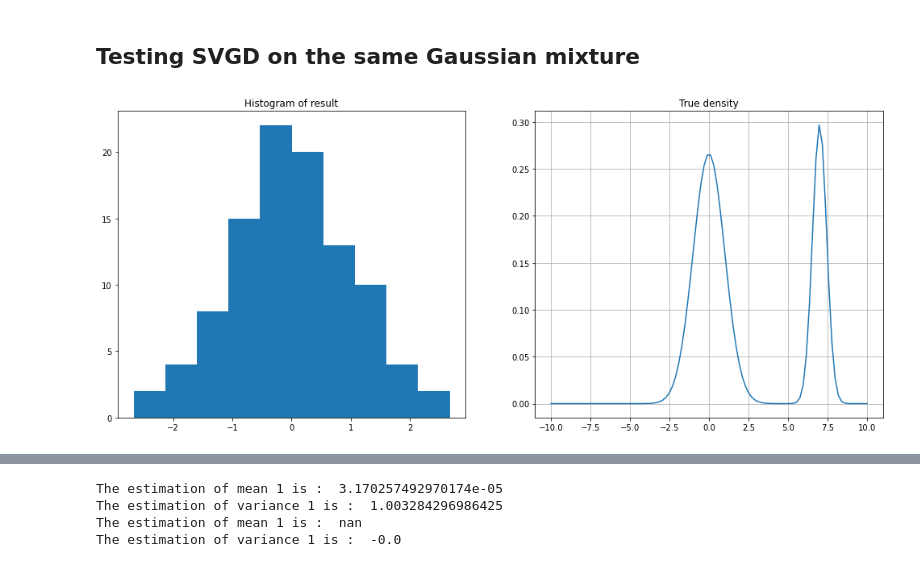
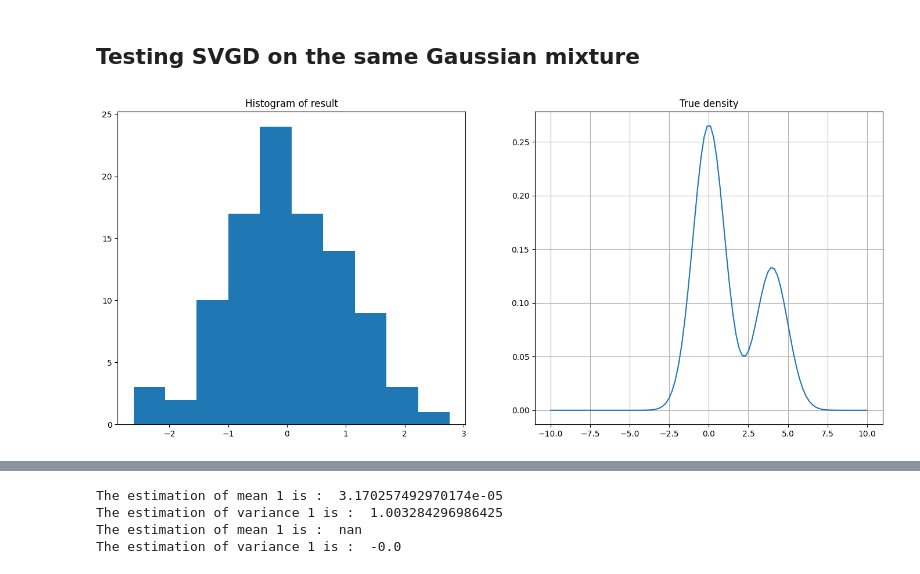
Before and after one commit to elfirdoussilab1/SVGD, a Jupyter notebook: Sampling_methods.ipynb, the cells around one changed output, grey strips where cells are left out. Cells and saved outputs as stored; diff of their text form; code cells hidden in the pictures.

```diff
--- a/Sampling_methods.ipynb
+++ b/Sampling_methods.ipynb
@@ -552,9 +554,9 @@ $$ p = \frac{2}{3}, \mu_1 = 0, \sigma_1 = 1, \mu_2 = 7, \sigma_2 = \sqrt{0,2}$$
 # %%
 # Generate samples and see their empirical distibution and histogram
 mean1 = 0
-mean2 = 7
+mean2 = 4
 sigma1 = 1
-sigma2 = np.sqrt(0.2)
+sigma2 = 1
 p = 2 / 3
 X = gen_gauss_mix(100, mean1, sigma1, mean2, sigma2, p)
 
@@ -645,31 +647,31 @@ Poor (very poor) estimation of the second gaussian
 # %%
 # Samples
 X = gen_unif(100, 1, -5, 5)
 
 # Parameters of the SVGD
 h = 1e-6
 lam = 1
 sigma = 1
-maxit = 500
+T = 500
 
 # Performing SVGD
-xf_mix = SVGD_gauss(tar_mix, X, h, lam, sigma, maxit)
+xf_mix = SVGD_gauss(tar_mix, X, h, lam, sigma, T)
 
 # Plotting the results
 fig, axs = plt.subplots(nrows=1, ncols=2, figsize=(17, 7))
 
 # Plot the histogram of data
 axs[0].hist(xf_mix)
 axs[0].set_title('Histogram of result')
 
 # Plot the True density
 x = np.linspace(-10,10,100)
 y = mix_gauss(x ,mean1, mean2, sigma1, sigma2)
 axs[1].plot(x,y)
 axs[1].set_title('True density')
 axs[1].grid()
 
 # Show the plot
 plt.show()
 # %% [output]
-[figure, old version]
+[figure, new version]
```
Also changed, not shown: parts of 9 cells of this notebook, 3 other files.
